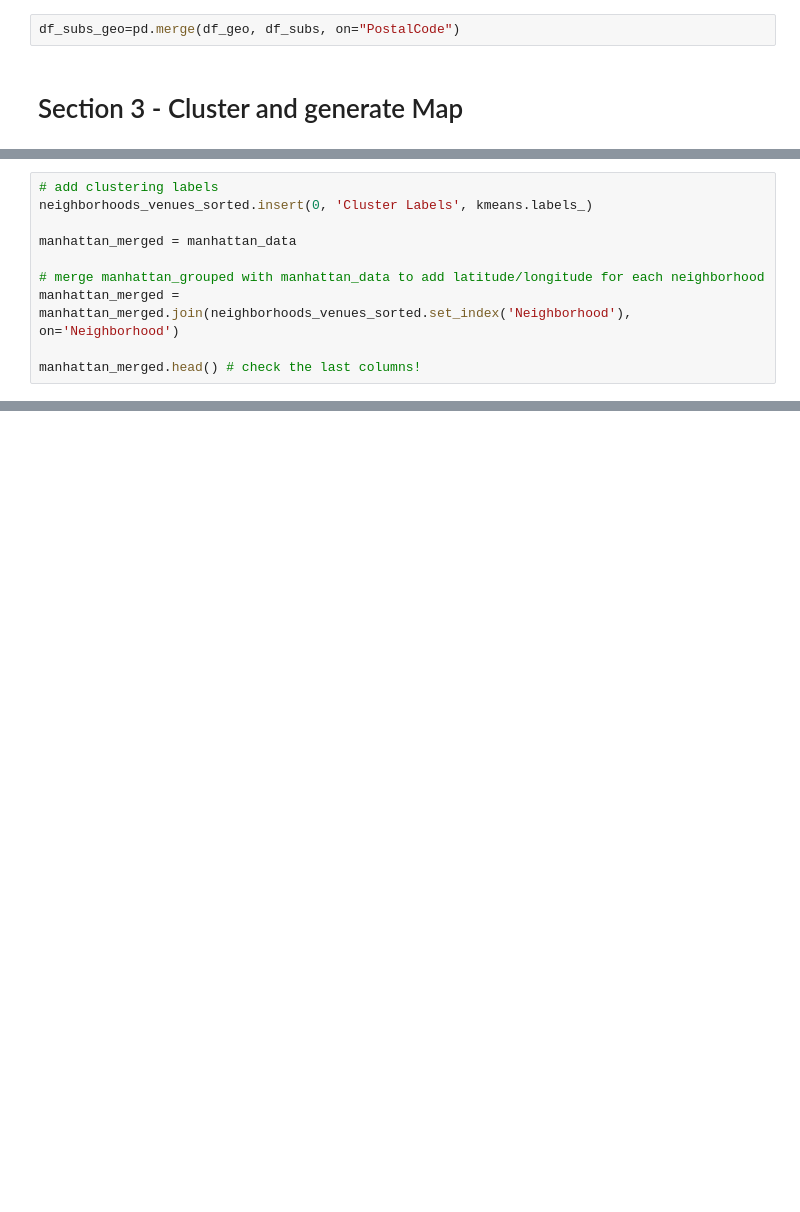
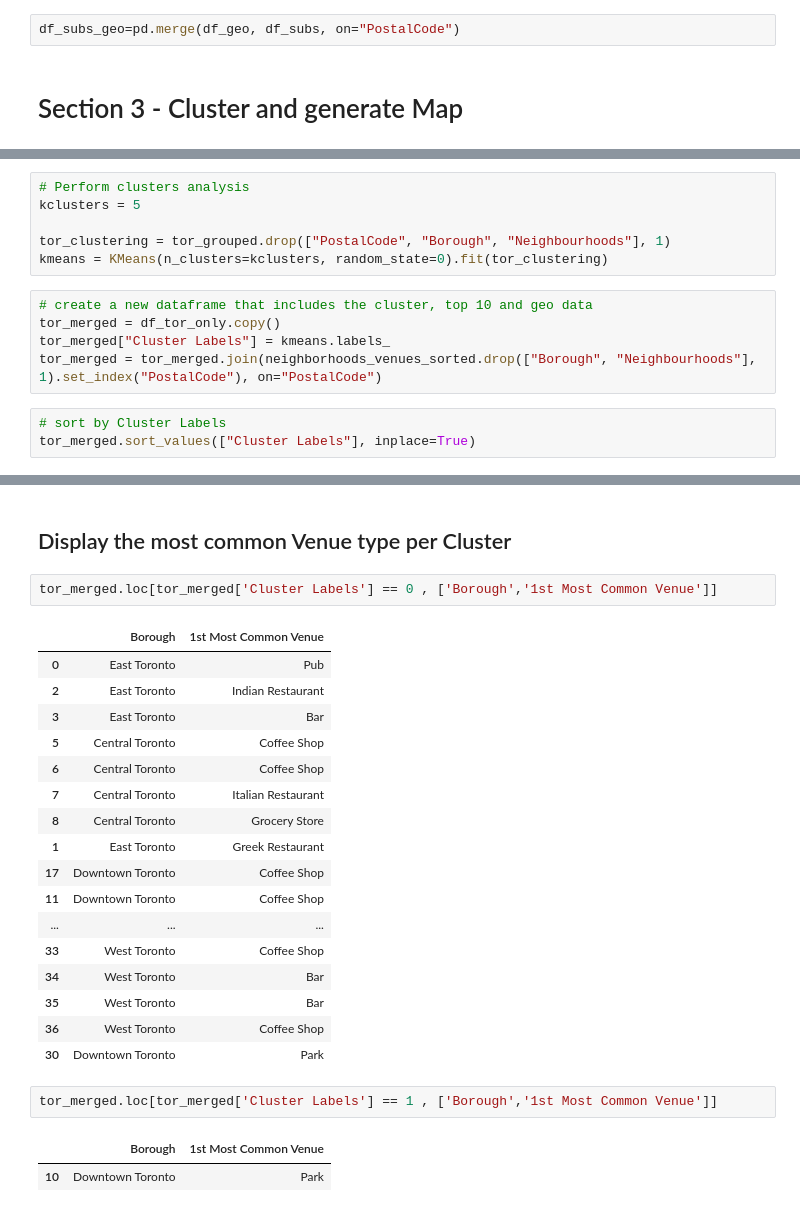
Before and after one commit to 74FtkA/Capstone_Coursera, a Jupyter notebook: Capstone-Week3.ipynb, the cells around one changed output, grey strips where cells are left out. Saved outputs shown, nothing was run; the diff lists cells and outputs as text; blank space fills up the shorter version.

```diff
--- a/Capstone-Week3.ipynb
+++ b/Capstone-Week3.ipynb
@@ -98,10 +188,14 @@ neighborhoods_venues_sorted.head()
-# %%
-# add clustering labels
-neighborhoods_venues_sorted.insert(0, 'Cluster Labels', kmeans.labels_)
-
-manhattan_merged = manhattan_data
-
-# merge manhattan_grouped with manhattan_data to add latitude/longitude for each neighborhood
-manhattan_merged = manhattan_merged.join(neighborhoods_venues_sorted.set_index('Neighborhood'), on='Neighborhood')
-
-manhattan_merged.head() # check the last columns!
+# %%
+# Perform clusters analysis
+kclusters = 5
+
+tor_clustering = tor_grouped.drop(["PostalCode", "Borough", "Neighbourhoods"], 1)
+kmeans = KMeans(n_clusters=kclusters, random_state=0).fit(tor_clustering)
+# %%
+# create a new dataframe that includes the cluster, top 10 and geo data
+tor_merged = df_tor_only.copy()
+tor_merged["Cluster Labels"] = kmeans.labels_
+tor_merged = tor_merged.join(neighborhoods_venues_sorted.drop(["Borough", "Neighbourhoods"], 1).set_index("PostalCode"), on="PostalCode")
+# %%
+# sort by Cluster Labels
+tor_merged.sort_values(["Cluster Labels"], inplace=True)
@@ -107,0 +229,27 @@ manhattan_merged.head() # check the last columns!
+# %% [markdown]
+## Display the most common Venue type per Cluster
+# %%
+tor_merged.loc[tor_merged['Cluster Labels'] == 0 , ['Borough','1st Most Common Venue']]
+# %% [output]
+|  | Borough | 1st Most Common Venue |
+| 0 | East Toronto | Pub |
+| 2 | East Toronto | Indian Restaurant |
+| 3 | East Toronto | Bar |
+| 5 | Central Toronto | Coffee Shop |
+| 6 | Central Toronto | Coffee Shop |
+| 7 | Central Toronto | Italian Restaurant |
+| 8 | Central Toronto | Grocery Store |
+| 1 | East Toronto | Greek Restaurant |
+| 17 | Downtown Toronto | Coffee Shop |
+| 11 | Downtown Toronto | Coffee Shop |
+| ... | ... | ... |
+| 33 | West Toronto | Coffee Shop |
+| 34 | West Toronto | Bar |
+| 35 | West Toronto | Bar |
+| 36 | West Toronto | Coffee Shop |
+| 30 | Downtown Toronto | Park |
+# %%
+tor_merged.loc[tor_merged['Cluster Labels'] == 1 , ['Borough','1st Most Common Venue']]
+# %% [output]
+|  | Borough | 1st Most Common Venue |
+| 10 | Downtown Toronto | Park |
```
Also changed, not shown: parts of 15 cells of this notebook.
